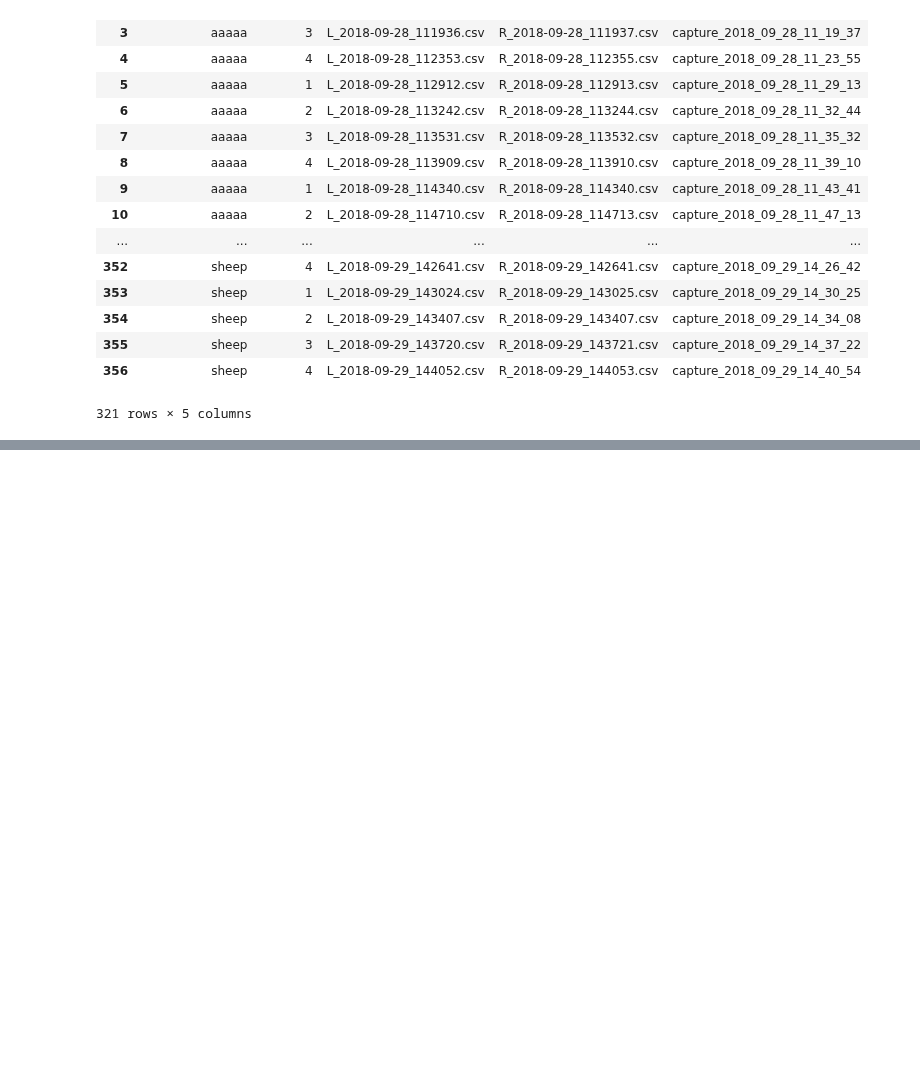
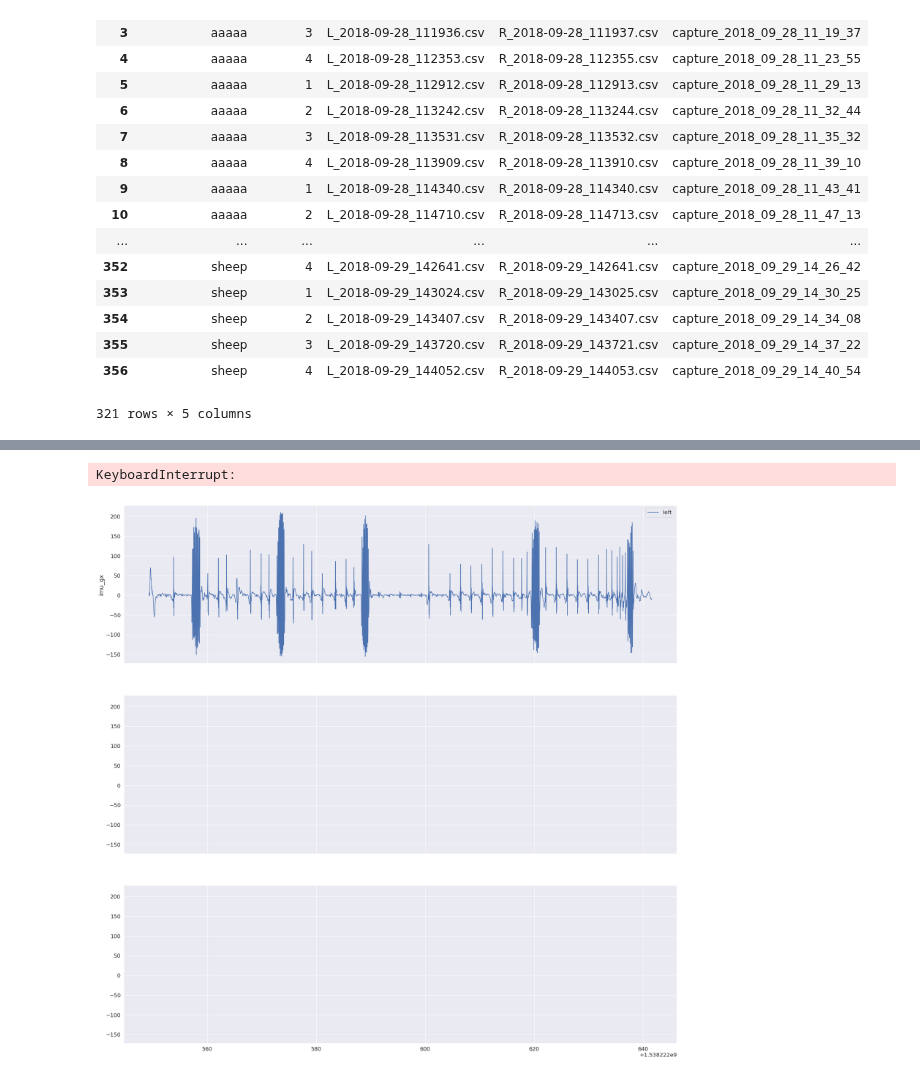
Before and after one commit to dsmilab/Taiko-Master, a Jupyter notebook: util/[beta] align_drum_note.ipynb, the cells around one changed output, grey strips where cells are left out. Saved outputs shown, nothing was run; the diff lists cells and outputs as text; code cells hidden in the pictures; blank space fills up the shorter version.

```diff
--- a/util/[beta] align_drum_note.ipynb
+++ b/util/[beta] align_drum_note.ipynb
@@ -73,0 +76,23 @@ plot_raw_gyr_signal(play.play_dict['L'], play.play_dict['R'], marks=marks)
+# %%
+import multiprocessing
+from tqdm import tqdm
+
+record_df = load_record_df(song_id=1)
+# %%
+for pid in tqdm(record_df.index, total=len(record_df.index)):
+    play = get_play(pid)
+    events = play.events
+    marks = []
+    for id_, _ in enumerate(events):
+        event_time = events[id_][0]
+        hit_type = transform_drum_note_hit_type(events[id_][1])
+        if hit_type > 0:
+            marks.append((event_time, COLORS[hit_type]))
+
+    figname = str(pid) + '-acc.png'
+    plot_raw_acc_signal(play.play_dict['L'], play.play_dict['R'], marks=marks, figname=figname)
+    figname = str(pid) + '-gyr.png'
+    plot_raw_gyr_signal(play.play_dict['L'], play.play_dict['R'], marks=marks, figname=figname)
+# %% [output]
+KeyboardInterrupt:
+[figure, added]
```
Also changed, not shown: parts of 4 cells of this notebook, 4 other files.
